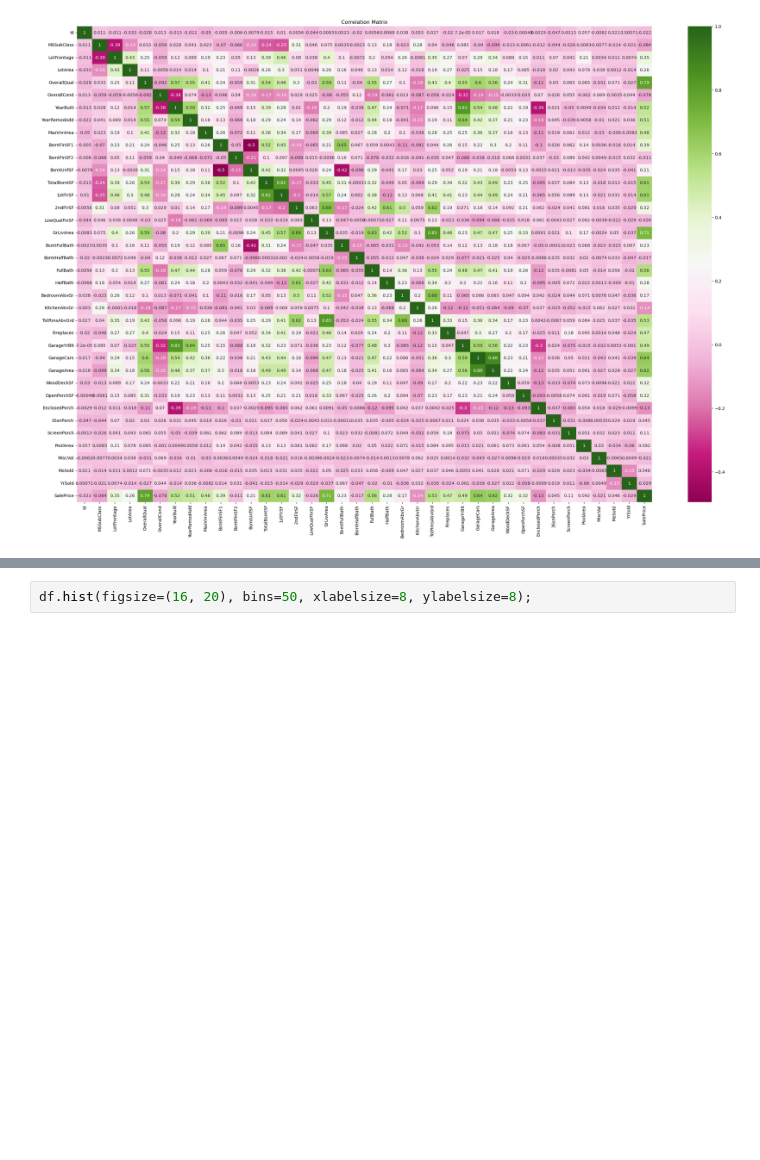
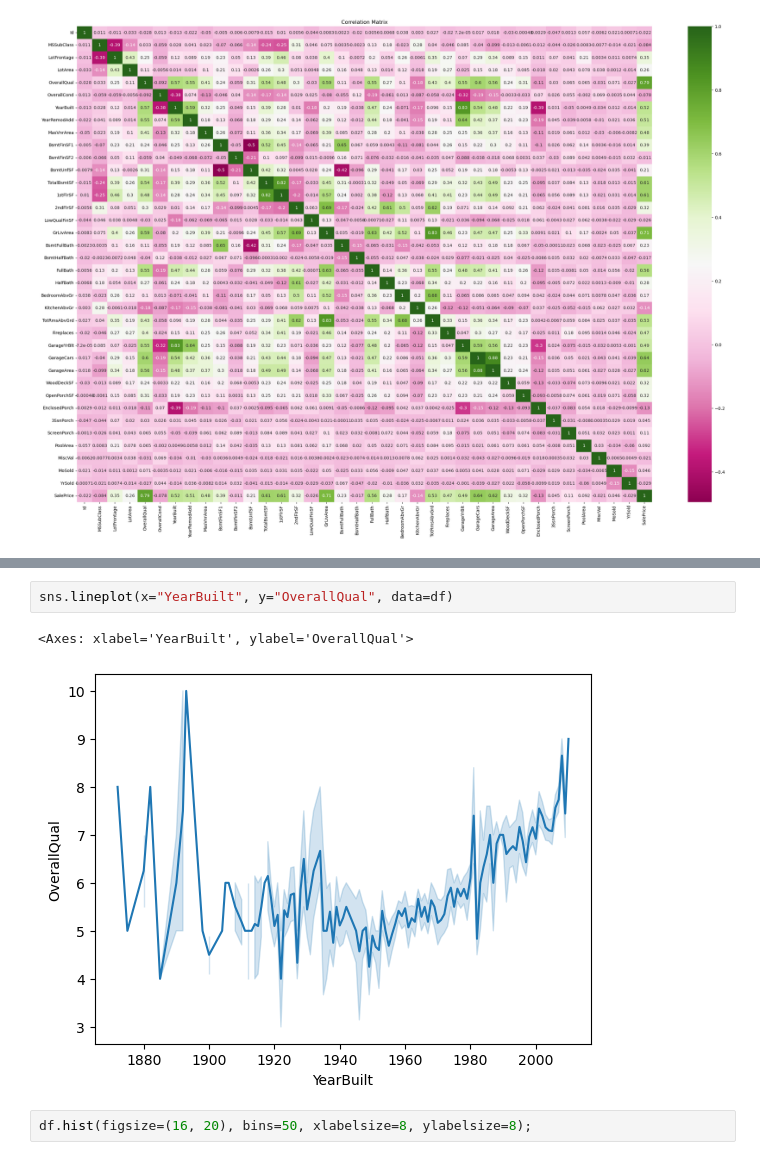
Before and after one commit to Mrfunderburker/House-Prices-Portfolio-Project, a Jupyter notebook: code/eda.ipynb, the cells around one changed output, grey strips where cells are left out. Drawn from its saved outputs; the diff is of its cells as text; blank space fills up the shorter version.

```diff
--- a/code/eda.ipynb
+++ b/code/eda.ipynb
@@ -96,3 +250,8 @@ plt.show()
+# %%
+sns.lineplot(x="YearBuilt", y="OverallQual", data=df)
+# %% [output]
+<Axes: xlabel='YearBuilt', ylabel='OverallQual'>
+[figure, added]
 # %%
 df.hist(figsize=(16, 20), bins=50, xlabelsize=8, ylabelsize=8);
 # %% [output]
```
Also changed, not shown: parts of 6 cells of this notebook.
